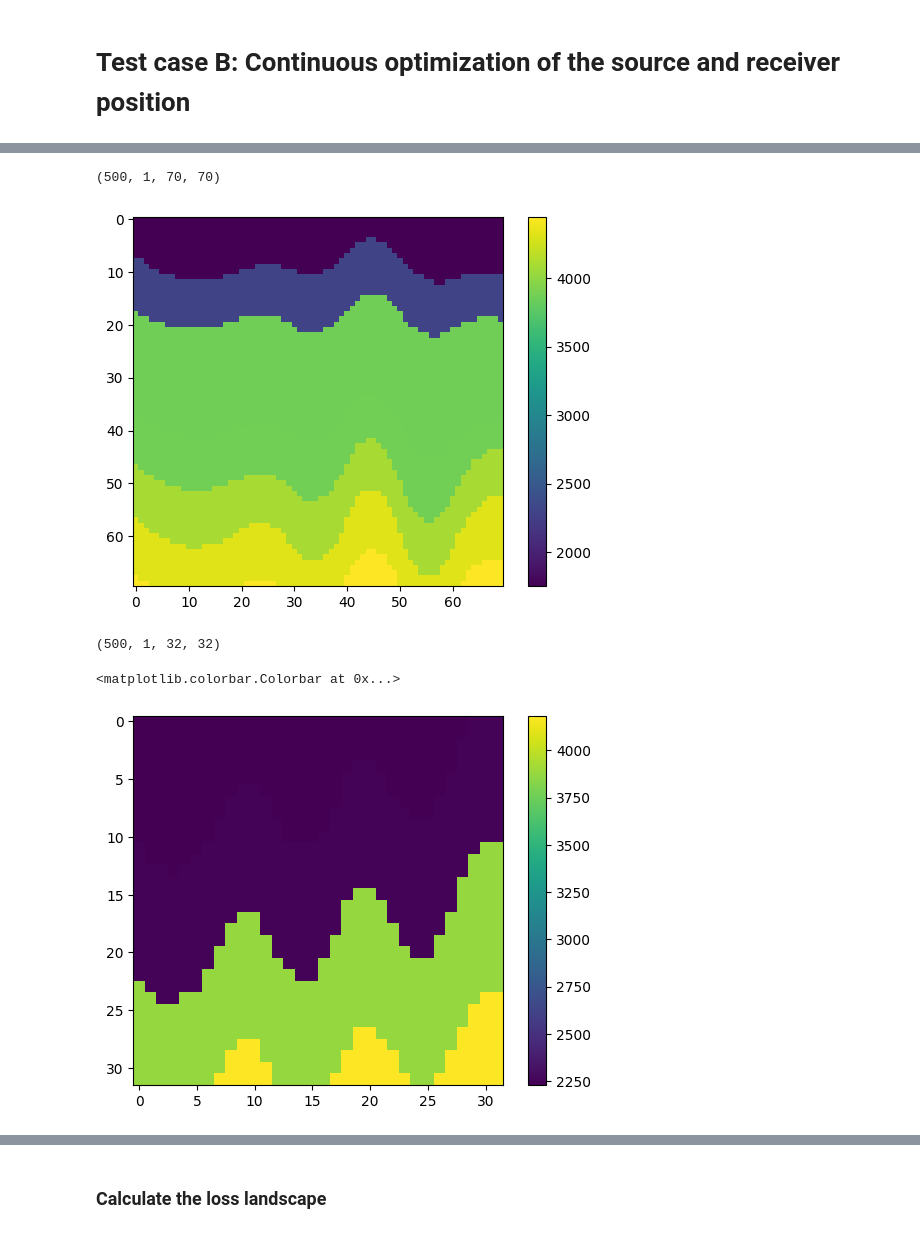
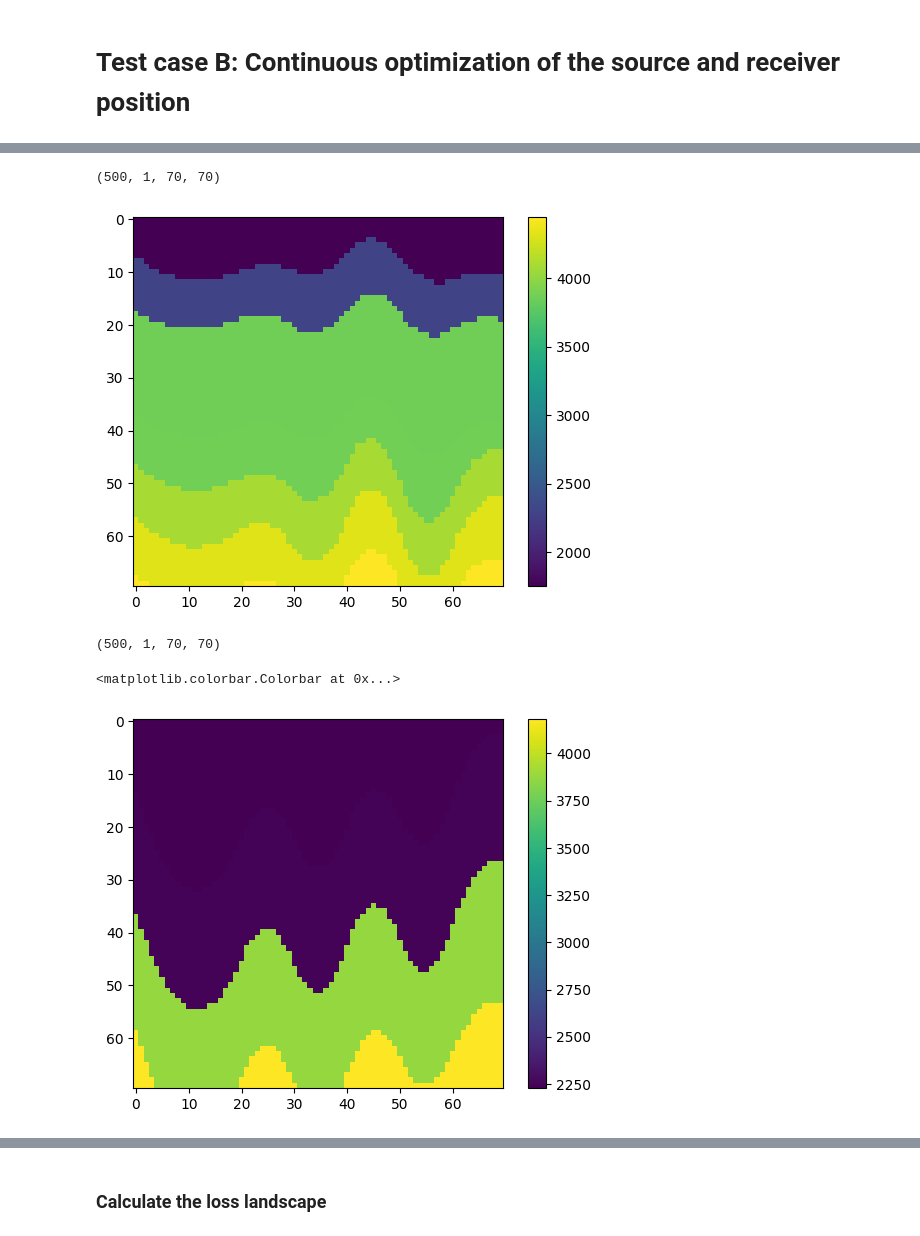
Before and after one commit to armercier/Hybrid-OED, a Jupyter notebook: src/scripts/test_case_B.ipynb, the cells around one changed output, grey strips where cells are left out. Drawn from its saved outputs; the diff is of its cells as text; code cells hidden in the pictures.

```diff
--- a/src/scripts/test_case_B.ipynb
+++ b/src/scripts/test_case_B.ipynb
@@ -47,24 +50,24 @@ _ = display_complex_field(src)
 # %%
 # load data1.npy
 model = np.load('model1.npy')
 print(model.shape)
 
 plt.imshow(model[70,0,:,:])
 plt.colorbar()
 plt.show()
 
 # downsample to 32 by 32
-model = model[:,:,6::2,6::2]
+# model = model[:,:,6::2,6::2]
 print(model.shape)
 
 plt.imshow(model[4,0,:,:])
 plt.colorbar()
 # %% [output]
 (500, 1, 70, 70)
 [figure]
-(500, 1, 32, 32)
+(500, 1, 70, 70)
 <matplotlib.colorbar.Colorbar at 0x...>
-[figure, old version]
+[figure, new version]
 # %%
 # Constructing medium physical properties
 sound_speed = jnp.zeros(N)
```
Also changed, not shown: parts of 9 cells of this notebook, 2 other files.
